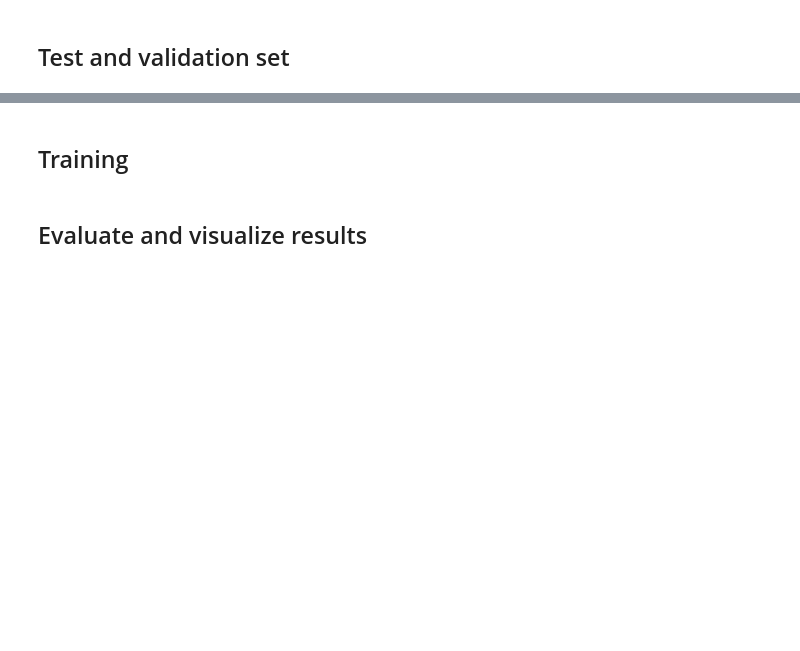
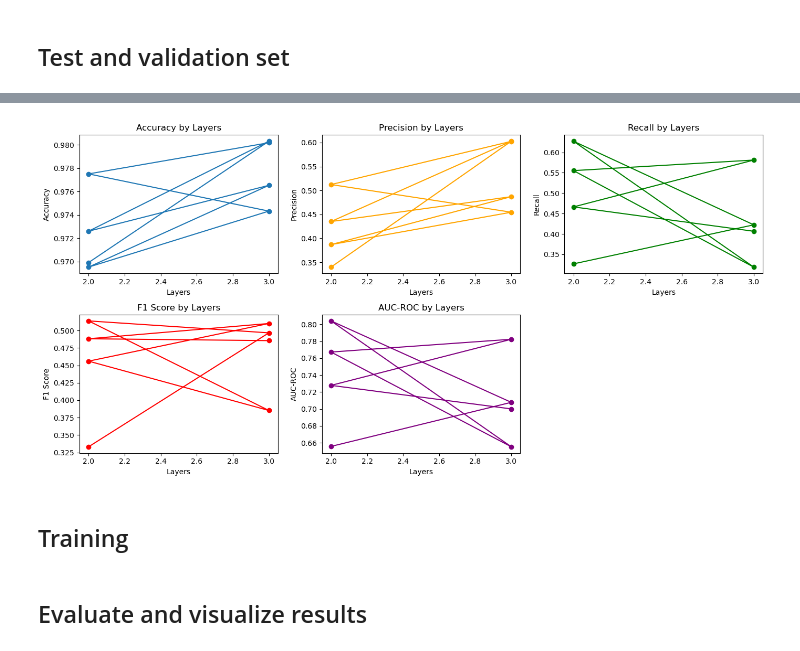
Before and after one commit to emilwennstrom/SepsisTS, a Jupyter notebook: sepsis1.ipynb, the cells around one changed output, grey strips where cells are left out. Cells and saved outputs as stored; diff of their text form; code cells hidden in the pictures; blank space fills up the shorter version.

```diff
--- a/sepsis1.ipynb
+++ b/sepsis1.ipynb
@@ -695,5 +475,0 @@ def evaluate(model, data_loader, criterion, device):
-# %%
-device = torch.device("cuda" if torch.cuda.is_available() else "cpu")
-model = BinaryLSTM(input_dim=43, hidden_dim=64, num_layers=1).to(device)
-criterion = nn.BCEWithLogitsLoss(weight=class_weights)
-optimizer = torch.optim.Adam(model.parameters(), lr=0.001)
@@ -856,0 +654,13 @@ plt.show()
+# %%
+for summary in results:
+    # Assuming `summary` is a dictionary with keys "model", "layers", "hidden", and "metrics"
+    # And assuming `metrics` is another dictionary with the evaluation metrics
+    metrics = summary["metrics"]  # This is the dictionary that contains our metrics
+
+    print(f"Layers: {summary['layers']}, Hidden dim: {summary['hidden']}")
+    print(f"Accuracy: {metrics['accuracy']:.4f}, Precision: {metrics['precision']:.4f}, Recall: {metrics['recall']:.4f}, F1: {metrics['f1']:.4f}, AUC-ROC: {metrics['auc_roc']:.4f}")
+    print("\n          Predicted")
+    print("          0      1")
+    cm = metrics['cm']  # Assuming this is a confusion matrix
+    print(f"Actual 0  {cm[0,0]}  {cm[0,1]}")
+    print(f"       1  {cm[1,0]}    {cm[1,1]}\n")
@@ -856,0 +706,43 @@ plt.show()
+# %%
+# Setting up the figure
+plt.figure(figsize=(14, 7))
+
+# Plotting accuracy
+plt.subplot(2, 3, 1)
+plt.plot(layers_list, accuracy_list, marker='o', label='Accuracy')
+plt.xlabel('Layers')
+plt.ylabel('Accuracy')
+plt.title('Accuracy by Layers')
+
+# Plotting precision
+plt.subplot(2, 3, 2)
+plt.plot(layers_list, precision_list, marker='o', color='orange', label='Precision')
+plt.xlabel('Layers')
+plt.ylabel('Precision')
+plt.title('Precision by Layers')
+
+# Plotting recall
+plt.subplot(2, 3, 3)
+plt.plot(layers_list, recall_list, marker='o', color='green', label='Recall')
+plt.xlabel('Layers')
+plt.ylabel('Recall')
+plt.title('Recall by Layers')
+
+# Plotting F1
+plt.subplot(2, 3, 4)
+plt.plot(layers_list, f1_list, marker='o', color='red', label='F1 Score')
+plt.xlabel('Layers')
+plt.ylabel('F1 Score')
+plt.title('F1 Score by Layers')
+
+# Plotting AUC-ROC
+plt.subplot(2, 3, 5)
+plt.plot(layers_list, auc_roc_list, marker='o', color='purple', label='AUC-ROC')
+plt.xlabel('Layers')
+plt.ylabel('AUC-ROC')
+plt.title('AUC-ROC by Layers')
+
+plt.tight_layout()
+plt.show()
+# %% [output]
+[figure, added]
```
Also changed, not shown: parts of 77 cells of this notebook, 2 other files.
